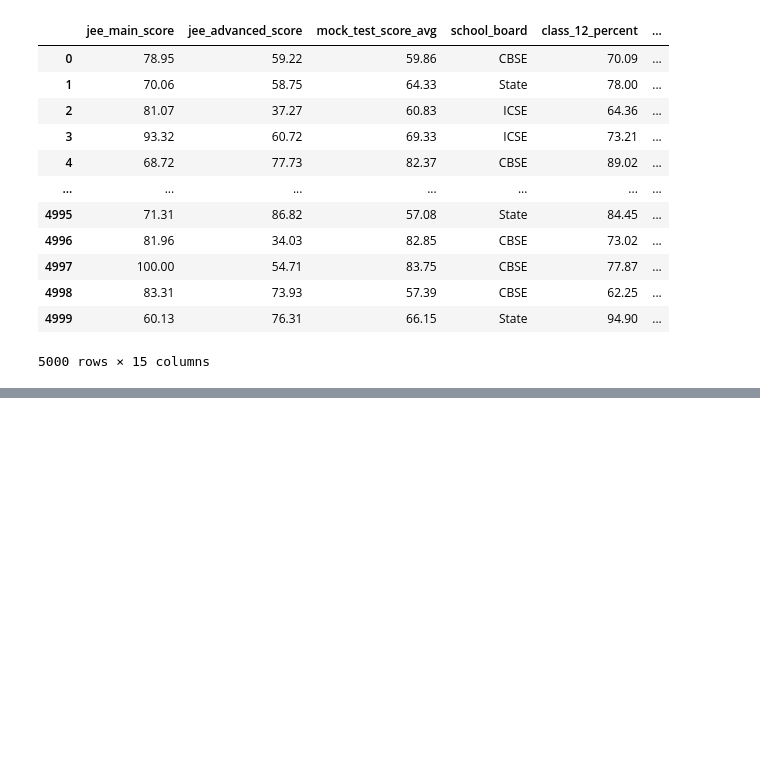
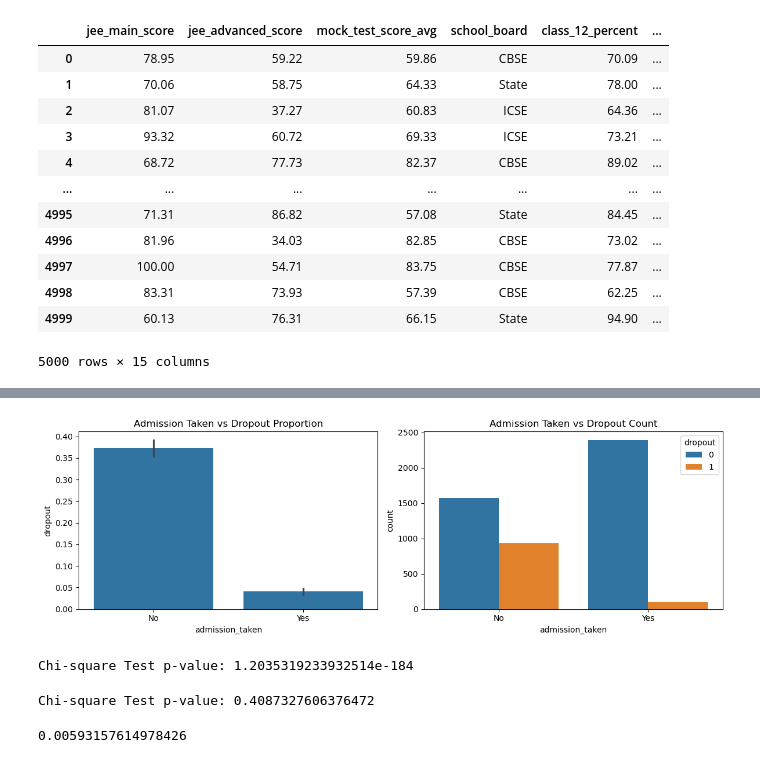
Before and after one commit to Chracker24/JEE_Dropout_ML_Project, a Jupyter notebook: Data Analysis/Exploration.ipynb, the cells around one changed output, grey strips where cells are left out. Drawn from its saved outputs; the diff is of its cells as text; code cells hidden in the pictures; blank space fills up the shorter version.

```diff
--- a/Data Analysis/Exploration.ipynb
+++ b/Data Analysis/Exploration.ipynb
@@ -38,0 +118,52 @@ jee
+# %%
+fig, axes = plt.subplots(1, 2, figsize=(12,4))
+
+sns.barplot(x='admission_taken', y='dropout', data=jee, ax=axes[0])
+axes[0].set_title("Admission Taken vs Dropout Proportion")
+
+sns.countplot(x="admission_taken", hue="dropout", data=jee, ax=axes[1])
+axes[1].set_title("Admission Taken vs Dropout Count")
+
+plt.tight_layout()
+plt.show()
+# %% [output]
+[figure, added]
+# %%
+from scipy.stats import chi2_contingency
+import pandas as pd
+
+# Create a contingency table
+contingency = pd.crosstab(jee['admission_taken'], jee['dropout'])
+chi2, p, dof, expected = chi2_contingency(contingency)
+
+print(f"Chi-square Test p-value: {p}")
+# %% [output]
+Chi-square Test p-value: 1.2035319233932514e-184
+# %%
+from scipy.stats import chi2_contingency
+import pandas as pd
+
+# Create a contingency table
+contingency = pd.crosstab(jee['mental_health_issues'], jee['dropout'])
+chi2, p, dof, expected = chi2_contingency(contingency)
+
+print(f"Chi-square Test p-value: {p}")
+# %% [output]
+Chi-square Test p-value: 0.4087327606376472
+# %%
+import pandas as pd
+import numpy as np
+from scipy.stats import chi2_contingency
+
+def cramers_v(x, y):
+    confusion_matrix = pd.crosstab(x, y)
+    chi2 = chi2_contingency(confusion_matrix)[0]
+    n = confusion_matrix.sum().sum()
+    phi2 = chi2 / n
+    r, k = confusion_matrix.shape
+    return np.sqrt(phi2 / min(k-1, r-1))
+
+# Example usage:
+cramers_v(jee['mental_health_issues'], jee['admission_taken'])
+# %% [output]
+0.00593157614978426
```
Also changed, not shown: parts of 10 cells of this notebook.
